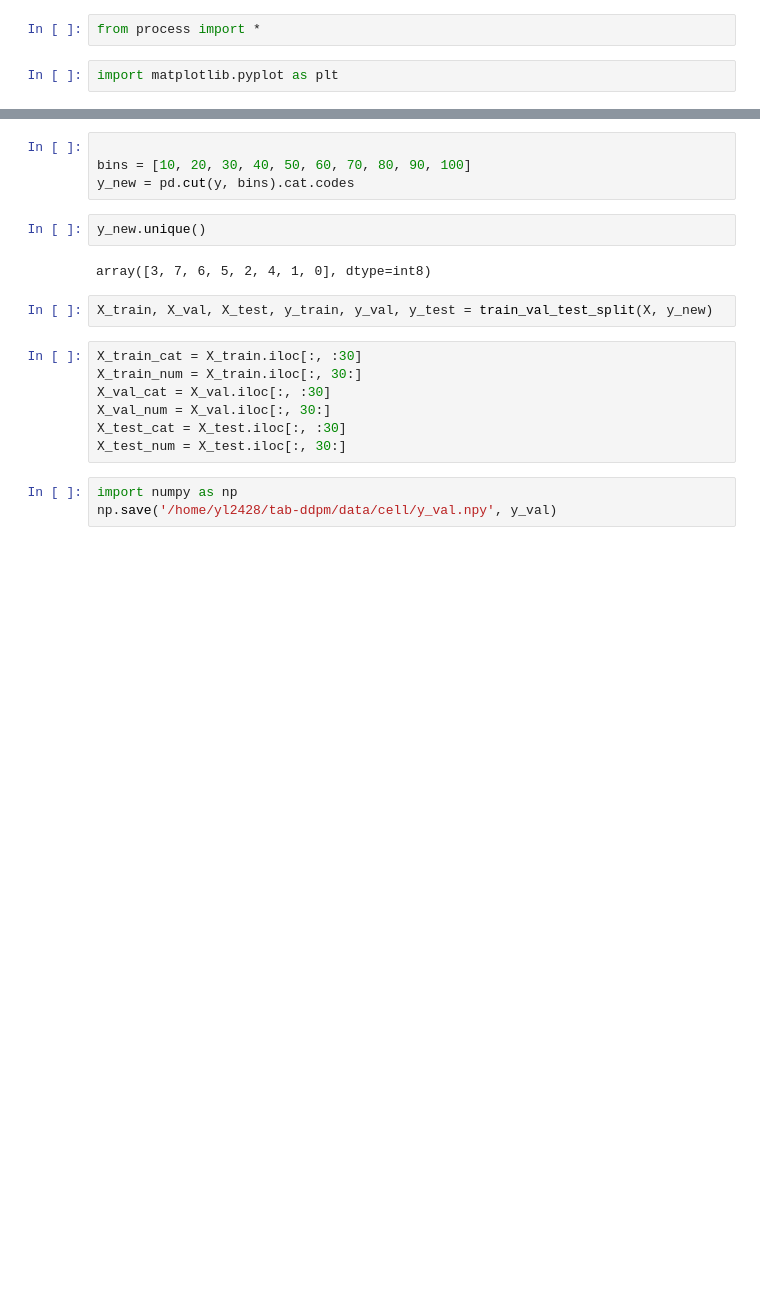
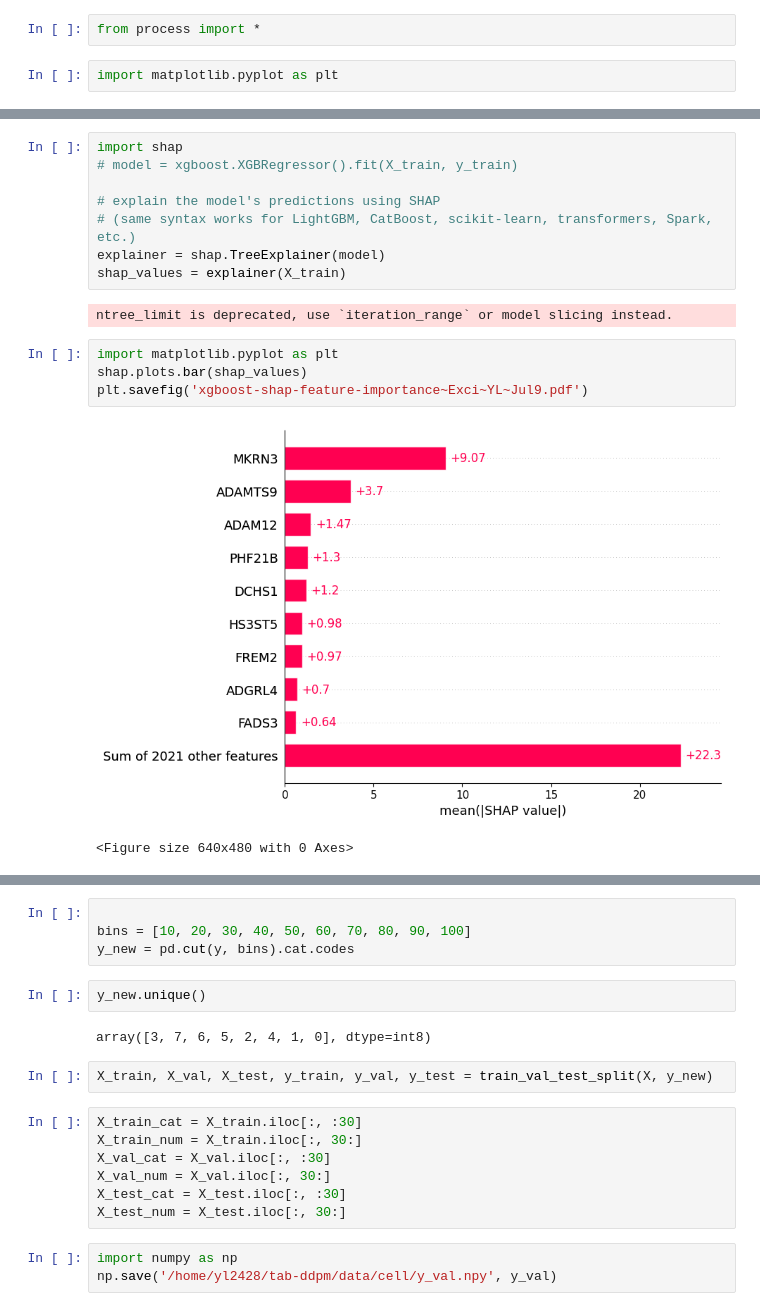
Before and after one commit to liyy2/aging_YL, a Jupyter notebook: code/process.ipynb, the cells around one changed output, grey strips where cells are left out. Drawn from its saved outputs; the diff is of its cells as text; blank space fills up the shorter version.

```diff
--- a/code/process.ipynb
+++ b/code/process.ipynb
@@ -56,0 +418,17 @@ MAE: 11.301
+# %%
+import shap
+# model = xgboost.XGBRegressor().fit(X_train, y_train)
+
+# explain the model's predictions using SHAP
+# (same syntax works for LightGBM, CatBoost, scikit-learn, transformers, Spark, etc.)
+explainer = shap.TreeExplainer(model)
+shap_values = explainer(X_train)
+# %% [output]
+ntree_limit is deprecated, use `iteration_range` or model slicing instead.
+# %%
+import matplotlib.pyplot as plt
+shap.plots.bar(shap_values)
+plt.savefig('xgboost-shap-feature-importance~Exci~YL~Jul9.pdf')
+# %% [output]
+[figure, added]
+<Figure size 640x480 with 0 Axes>
```
Also changed, not shown: parts of 31 cells of this notebook, 3 other files.
